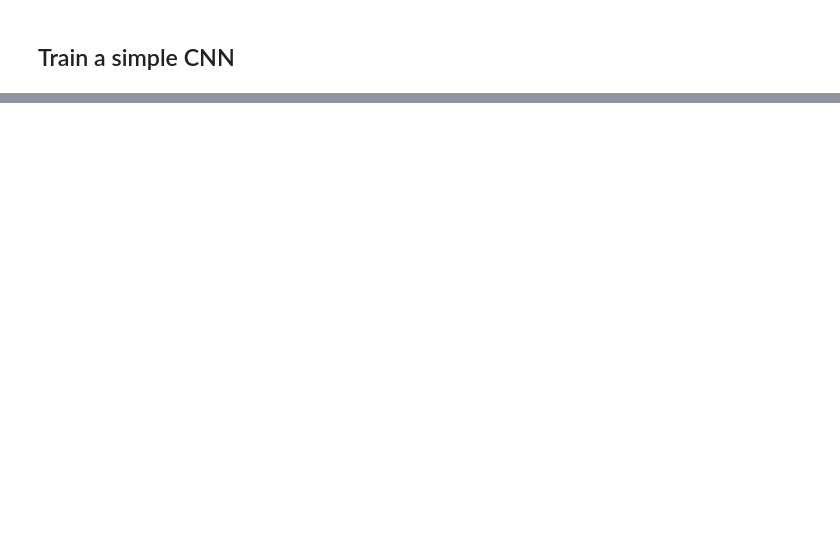
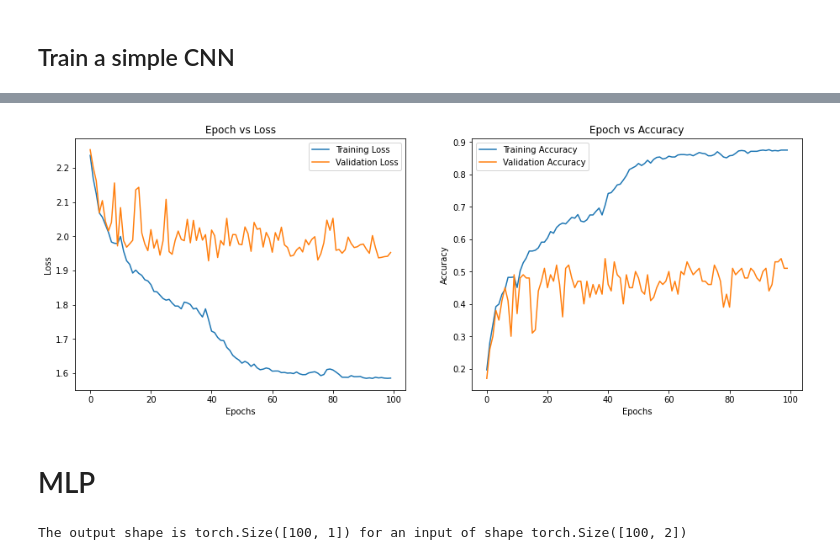
Before and after one commit to ufangYang/NMA_DeepLearning2021, a Jupyter notebook: MainScript_spectrogram_analysis.ipynb, the cells around one changed output, grey strips where cells are left out. Cells and saved outputs as stored; diff of their text form; code cells hidden in the pictures; blank space fills up the shorter version.

```diff
--- a/MainScript_spectrogram_analysis.ipynb
+++ b/MainScript_spectrogram_analysis.ipynb
@@ -388,7 +528,7 @@ class music_net(nn.Module):
     self.conv3 = nn.Conv2d(in_channels=16, out_channels=32, kernel_size=3, stride=1, padding=0)
     self.conv4 = nn.Conv2d(in_channels=32, out_channels=64, kernel_size=3, stride=1, padding=0)
     self.conv5 = nn.Conv2d(in_channels=64, out_channels=128, kernel_size=3, stride=1, padding=0)
-    self.fc1 = nn.Linear(in_features=9856, out_features=10)
+    self.fc1 = nn.Linear(in_features=4096, out_features=10)
 
     self.batchnorm1 = nn.BatchNorm2d(num_features=8)
     self.batchnorm2 = nn.BatchNorm2d(num_features=16)
@@ -441,7 +581,7 @@ class music_net(nn.Module):
 
 def train(model, device, train_loader, validation_loader, epochs):
   criterion =  nn.CrossEntropyLoss()
-  optimizer = torch.optim.Adam(model.parameters(), lr=0.0005)
+  optimizer = torch.optim.Adam(model.parameters(), lr=0.001)
   train_loss, validation_loss = [], []
   train_acc, validation_acc = [], []
   with tqdm(range(epochs), unit='epoch') as tepochs:
@@ -503,6 +643,10 @@ def train(model, device, train_loader, validation_loader, epochs):
 # %%
 # Run training.
 
 net = music_net().to(device)
-train_loss, train_acc, validation_loss, validation_acc = train(net, device, train_loader, val_loader, 10)
+train_loss, train_acc, validation_loss, validation_acc = train(net, device, train_loader, val_loader, 100)
 plot_loss_accuracy(train_loss, train_acc, validation_loss, validation_acc)
+# %% [output]
+[figure, added]
+# %% [markdown]
+# MLP
@@ -508,0 +656,49 @@ plot_loss_accuracy(train_loss, train_acc, validation_loss, validation_acc)
+# %%
+class Net(nn.Module):
+  def __init__(self, actv, input_feature_num, hidden_unit_nums, output_feature_num):
+    super(Net, self).__init__()
+    self.input_feature_num = input_feature_num # save the input size for reshapinng later
+    self.mlp = nn.Sequential() # Initialize layers of MLP
+
+    in_num = input_feature_num # initialize the temporary input feature to each layer
+    for i in range(len(hidden_unit_nums)): # Loop over layers and create each one
+
+      out_num = hidden_unit_nums[i] # assign the current layer hidden unit from list
+      layer = nn.Linear(in_num, out_num) # use nn.Linear to define the layer
+      in_num = out_num # assign next layer input using current layer output
+      self.mlp.add_module('Linear_%d'%i, layer) # append layer to the model with a name
+
+      actv_layer = eval('nn.%s'%actv) # Assign activation function (eval allows us to instantiate object from string)
+      self.mlp.add_module('Activation_%d'%i, actv_layer) # append activation to the model with a name
+
+    out_layer = nn.Linear(in_num, output_feature_num) # Create final layer
+    self.mlp.add_module('Output_Linear', out_layer) # append the final layer
+
+  def forward(self, x):
+    # reshape inputs to (batch_size, input_feature_num)
+    # just in case the input vector is not 2D, like an image!
+    x = x.view(-1, self.input_feature_num)
+
+    logits = self.mlp(x)  # forward pass of MLP
+    return logits
+
+
+def evaluate(model,val_loader):
+  outputs = [model.validation_step(batch) for batch in val_loader]
+  return model.validation_epoch_end(outputs)
+
+
+loss_fn = nn.CrossEntropyLoss()
+
+# Observe that all parameters are being optimized
+optimizer = torch.optim.Adam(ResNett.parameters(), lr=0.001)
+
+# Decay LR by a factor of 0.1 every 7 epochs
+
+input = torch.zeros((100, 2))
+## Uncomment below to create network and test it on input
+net = Net(actv='LeakyReLU(0.1)', input_feature_num=2, hidden_unit_nums=[100, 10, 5], output_feature_num=1).to(device)
+y = net(input.to(device))
+print(f'The output shape is {y.shape} for an input of shape {input.shape}')
+# %% [output]
+The output shape is torch.Size([100, 1]) for an input of shape torch.Size([100, 2])
```
Also changed, not shown: parts of 20 cells of this notebook.
